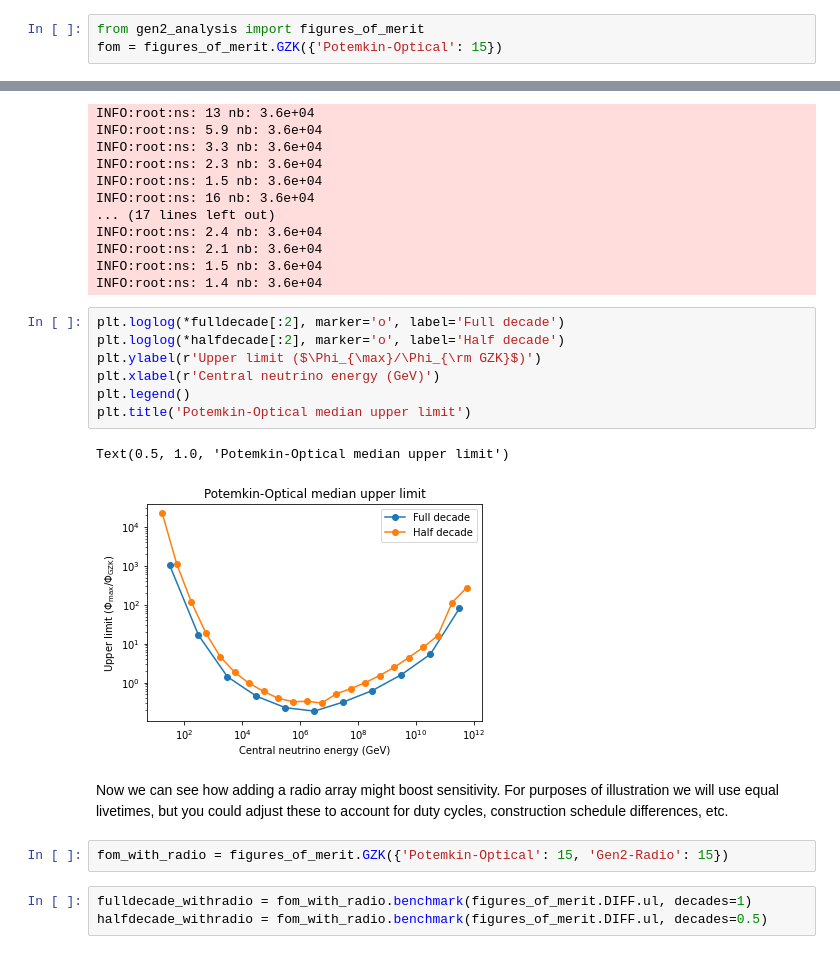
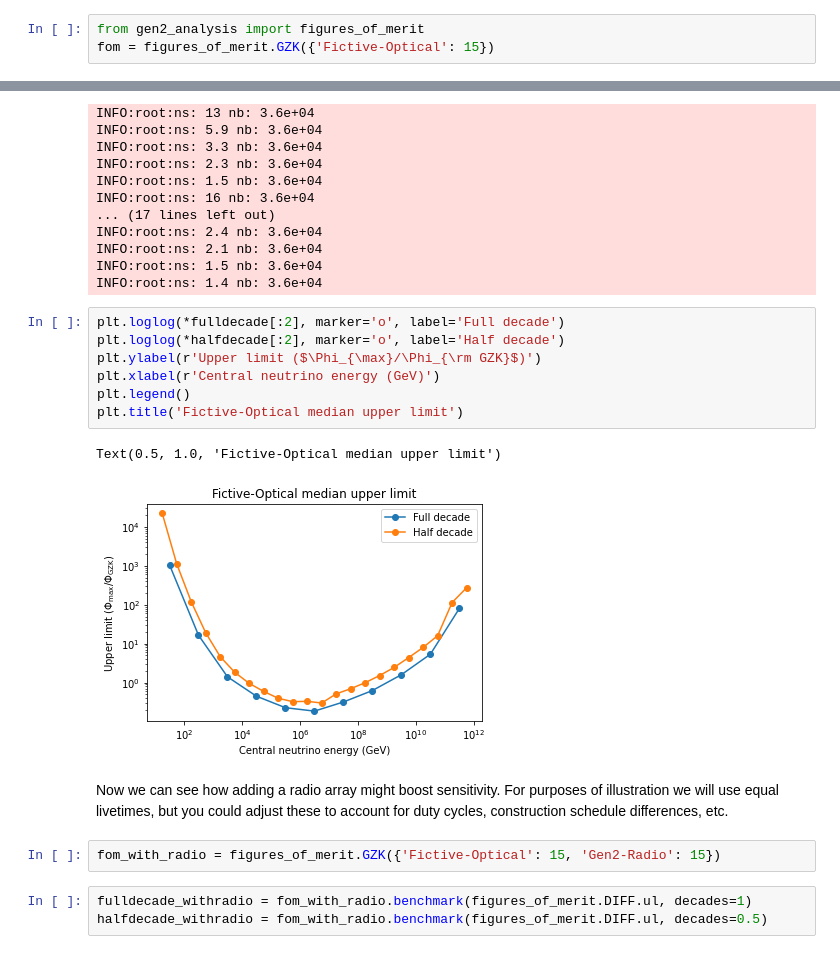
Before and after one commit to icecube/toise, a Jupyter notebook: notebooks/tutorials/001 - Gen2 analysis tutorial.ipynb, the cells around one changed output, grey strips where cells are left out. Saved outputs shown, nothing was run; the diff lists cells and outputs as text.

```diff
--- a/notebooks/tutorials/001 - Gen2 analysis tutorial.ipynb
+++ b/notebooks/tutorials/001 - Gen2 analysis tutorial.ipynb
@@ -154,7 +154,7 @@ Text(0.5, 0, 'Astro flux normalization')
 This component-construction and limit-setting procedure is automated for a few common cases in the `figures_of_merit` module. Here, for example, we make a figure-of-merit object for testing sensitivity to the Ahlers et al GZK flux:
 # %%
 from gen2_analysis import figures_of_merit
-fom = figures_of_merit.GZK({'Potemkin-Optical': 15})
+fom = figures_of_merit.GZK({'Fictive-Optical': 15})
 # %% [markdown]
 There are several different figures of merit we could ask for: an upper limit (sensitivity), $5\sigma$ discovery potential, or a Feldman-Cousins upper limit (more useful in the no-background case typical of UHE searches). These can be either integrated over the entire energy range of the signal, or divided into energy bins. For example, we can calculate a model-dependent upper limit using the full energy range:
 # %%
@@ -188,17 +188,17 @@ INFO:root:ns: 1.4 nb: 3.6e+04
 # %%
 plt.loglog(*fulldecade[:2], marker='o', label='Full decade')
 plt.loglog(*halfdecade[:2], marker='o', label='Half decade')
 plt.ylabel(r'Upper limit ($\Phi_{\max}/\Phi_{\rm GZK}$)')
 plt.xlabel(r'Central neutrino energy (GeV)')
 plt.legend()
-plt.title('Potemkin-Optical median upper limit')
+plt.title('Fictive-Optical median upper limit')
 # %% [output]
-Text(0.5, 1.0, 'Potemkin-Optical median upper limit')
+Text(0.5, 1.0, 'Fictive-Optical median upper limit')
-[figure, old version]
+[figure, new version]
 # %% [markdown]
 Now we can see how adding a radio array might boost sensitivity. For purposes of illustration we will use equal livetimes, but you could adjust these to account for duty cycles, construction schedule differences, etc.
 # %%
-fom_with_radio = figures_of_merit.GZK({'Potemkin-Optical': 15, 'Gen2-Radio': 15})
+fom_with_radio = figures_of_merit.GZK({'Fictive-Optical': 15, 'Gen2-Radio': 15})
 # %%
 fulldecade_withradio = fom_with_radio.benchmark(figures_of_merit.DIFF.ul, decades=1)
 halfdecade_withradio = fom_with_radio.benchmark(figures_of_merit.DIFF.ul, decades=0.5)
```
Also changed, not shown: parts of 8 cells of this notebook, 11 other files.
